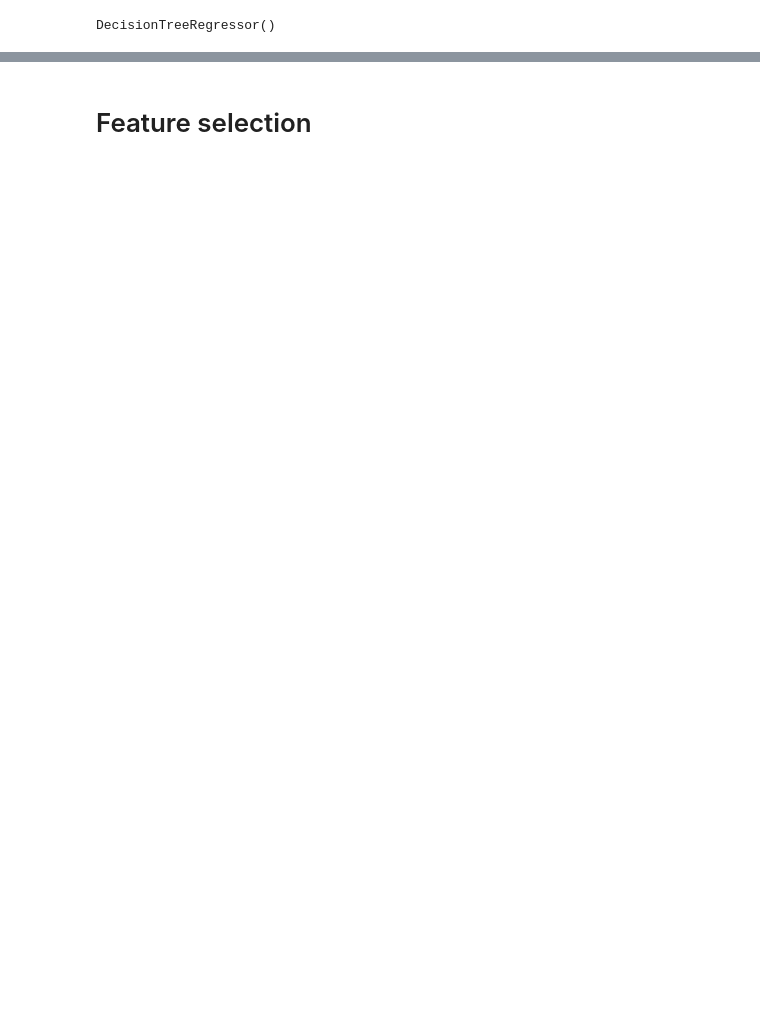
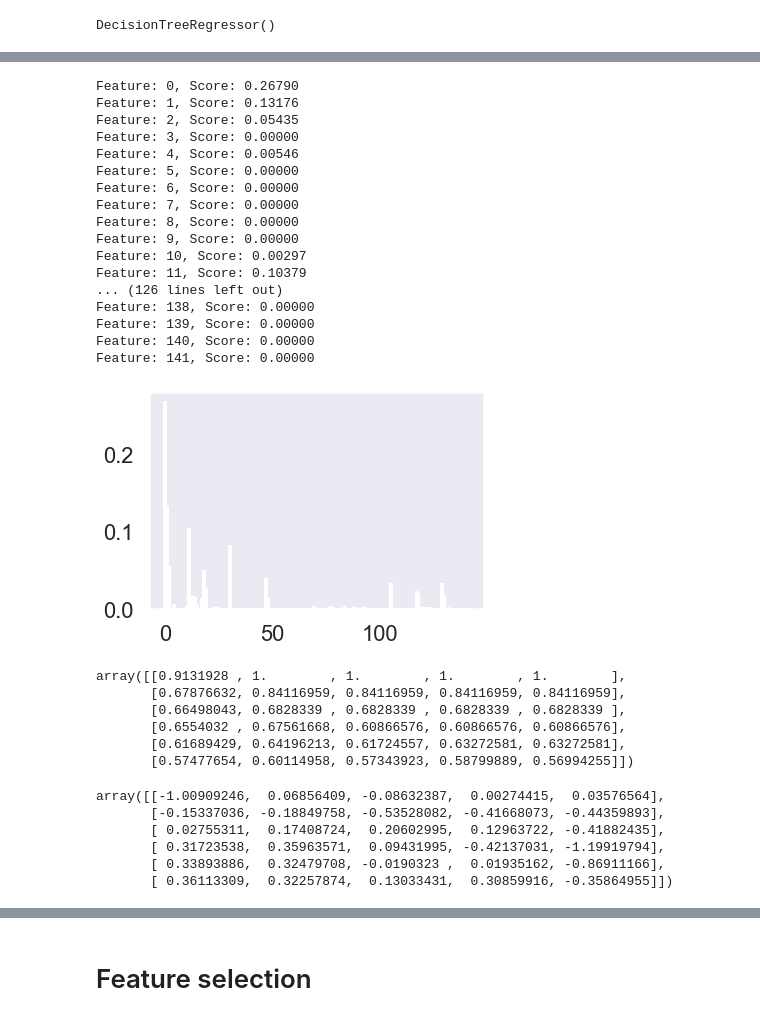
Before and after one commit to MichaelBurak/fashion-data-analysis, a Jupyter notebook: victoria-secret-data.ipynb, the cells around one changed output, grey strips where cells are left out. Saved outputs shown, nothing was run; the diff lists cells and outputs as text; code cells hidden in the pictures; blank space fills up the shorter version.

```diff
--- a/victoria-secret-data.ipynb
+++ b/victoria-secret-data.ipynb
@@ -878,0 +1308,28 @@ r2_score(y_test, y_pred)
+# %%
+# get importance
+importance = regressor.feature_importances_
+# summarize feature importance
+for i,v in enumerate(importance):
+    print('Feature: %0d, Score: %.5f' % (i,v))
+# plot feature importance
+plt.bar([x for x in range(len(importance))], importance)
+plt.show()
+# %% [output]
+Feature: 0, Score: 0.26790
+Feature: 1, Score: 0.13176
+Feature: 2, Score: 0.05435
+Feature: 3, Score: 0.00000
+Feature: 4, Score: 0.00546
+Feature: 5, Score: 0.00000
+Feature: 6, Score: 0.00000
+Feature: 7, Score: 0.00000
+Feature: 8, Score: 0.00000
+Feature: 9, Score: 0.00000
+Feature: 10, Score: 0.00297
+Feature: 11, Score: 0.10379
+... (126 lines left out)
+Feature: 138, Score: 0.00000
+Feature: 139, Score: 0.00000
+Feature: 140, Score: 0.00000
+Feature: 141, Score: 0.00000
+[figure, added]
@@ -878,0 +1342,18 @@ r2_score(y_test, y_pred)
+# %%
+train_scores
+# %% [output]
+array([[0.9131928 , 1.        , 1.        , 1.        , 1.        ],
+       [0.67876632, 0.84116959, 0.84116959, 0.84116959, 0.84116959],
+       [0.66498043, 0.6828339 , 0.6828339 , 0.6828339 , 0.6828339 ],
+       [0.6554032 , 0.67561668, 0.60866576, 0.60866576, 0.60866576],
+       [0.61689429, 0.64196213, 0.61724557, 0.63272581, 0.63272581],
+       [0.57477654, 0.60114958, 0.57343923, 0.58799889, 0.56994255]])
+# %%
+test_scores
+# %% [output]
+array([[-1.00909246,  0.06856409, -0.08632387,  0.00274415,  0.03576564],
+       [-0.15337036, -0.18849758, -0.53528082, -0.41668073, -0.44359893],
+       [ 0.02755311,  0.17408724,  0.20602995,  0.12963722, -0.41882435],
+       [ 0.31723538,  0.35963571,  0.09431995, -0.42137031, -1.19919794],
+       [ 0.33893886,  0.32479708, -0.0190323 ,  0.01935162, -0.86911166],
+       [ 0.36113309,  0.32257874,  0.13033431,  0.30859916, -0.35864955]])
```
Also changed, not shown: parts of 152 cells of this notebook, 2 other files.
